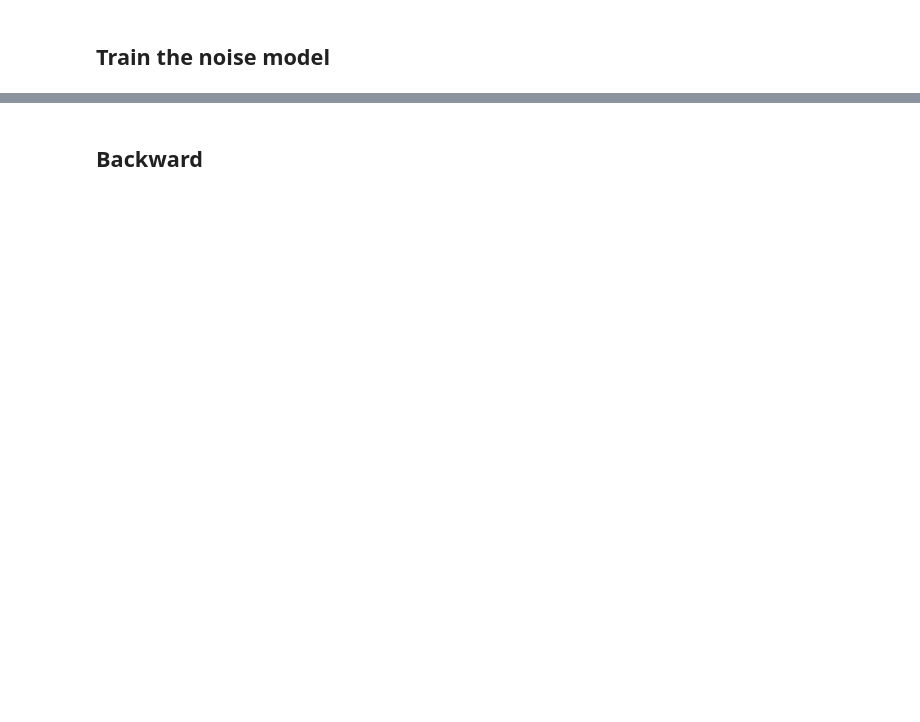
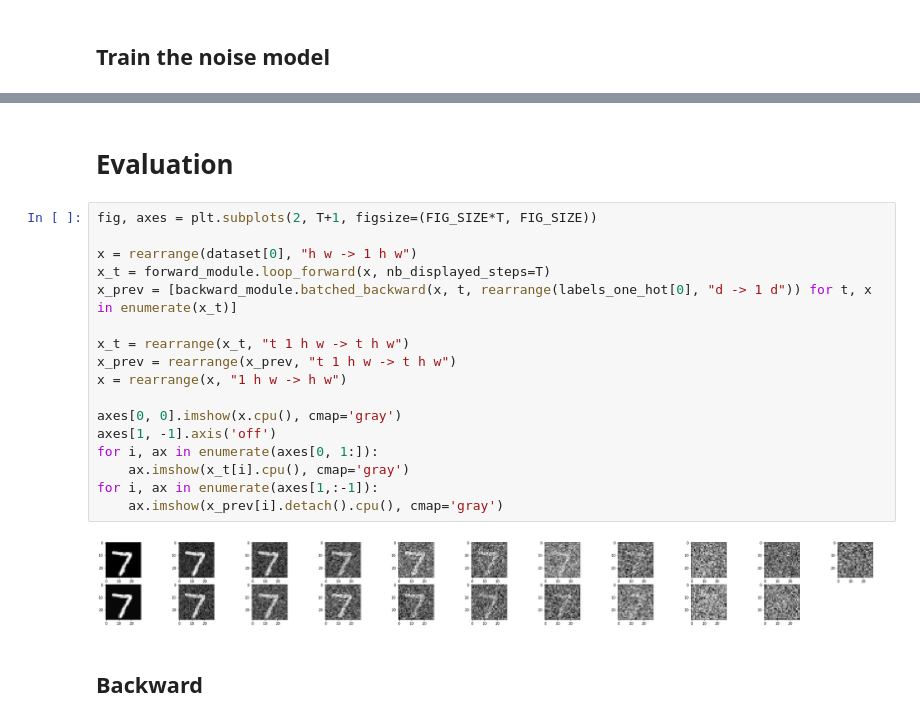
Before and after one commit to lucasmrdt/diffusion-model, a Jupyter notebook: notebooks/model_on_mnist.ipynb, the cells around one changed output, grey strips where cells are left out. Cells and saved outputs as stored; diff of their text form; blank space fills up the shorter version.

```diff
--- a/notebooks/model_on_mnist.ipynb
+++ b/notebooks/model_on_mnist.ipynb
@@ -178,3 +185,24 @@ display_evolutions(NB_EPOCHS)
+# %% [markdown]
+# Evaluation
+# %%
+fig, axes = plt.subplots(2, T+1, figsize=(FIG_SIZE*T, FIG_SIZE))
+
+x = rearrange(dataset[0], "h w -> 1 h w")
+x_t = forward_module.loop_forward(x, nb_displayed_steps=T)
+x_prev = [backward_module.batched_backward(x, t, rearrange(labels_one_hot[0], "d -> 1 d")) for t, x in enumerate(x_t)]
+
+x_t = rearrange(x_t, "t 1 h w -> t h w")
+x_prev = rearrange(x_prev, "t 1 h w -> t h w")
+x = rearrange(x, "1 h w -> h w")
+
+axes[0, 0].imshow(x.cpu(), cmap='gray')
+axes[1, -1].axis('off')
+for i, ax in enumerate(axes[0, 1:]):
+    ax.imshow(x_t[i].cpu(), cmap='gray')
+for i, ax in enumerate(axes[1,:-1]):
+    ax.imshow(x_prev[i].detach().cpu(), cmap='gray')
+# %% [output]
+[figure, added]
 # %% [markdown]
 ## Backward
 # %%
```
Also changed, not shown: parts of 7 cells of this notebook, 3 other files.
